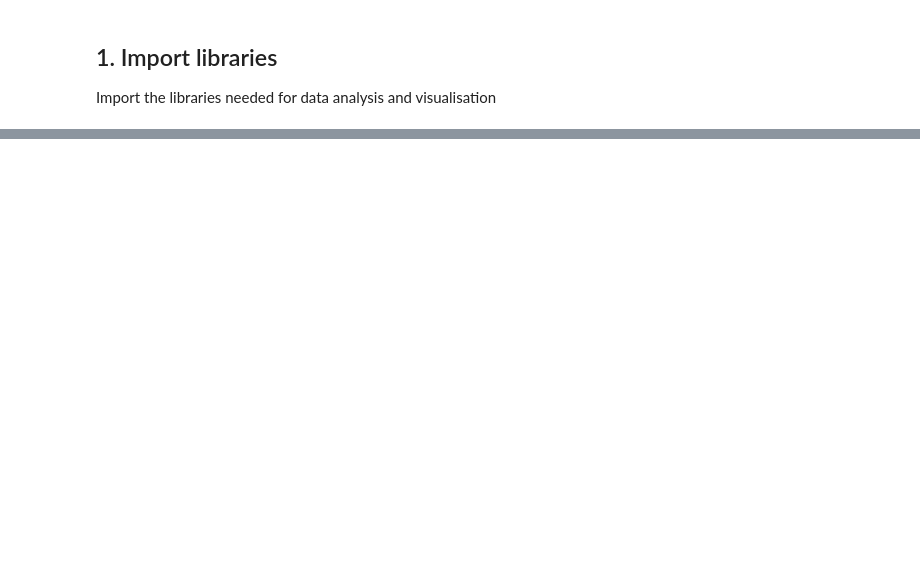
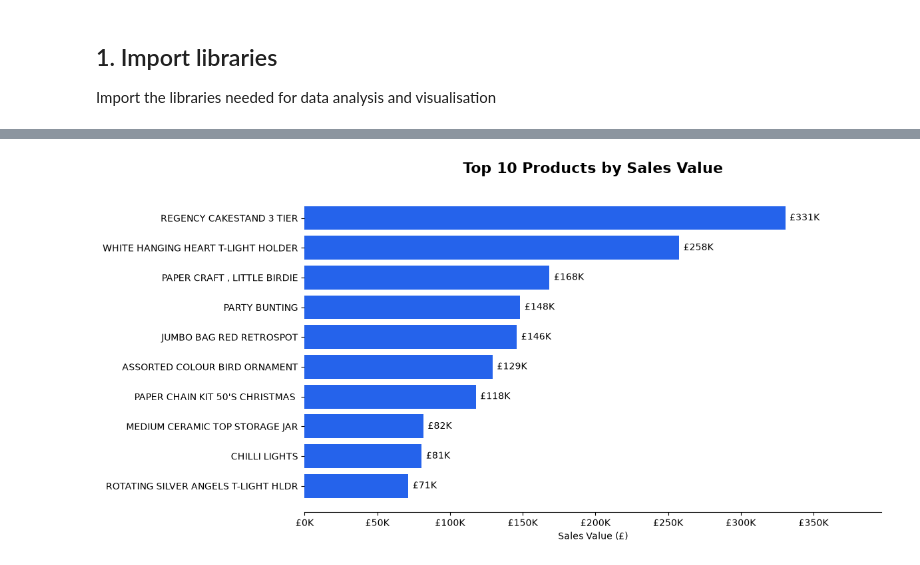
Before and after one commit to khainguyen-analytics/customer-intelligence-engine, a Jupyter notebook: notebooks/03_exploratory_analysis.ipynb, the cells around one changed output, grey strips where cells are left out. Saved outputs shown, nothing was run; the diff lists cells and outputs as text; code cells hidden in the pictures; blank space fills up the shorter version.

```diff
--- a/notebooks/03_exploratory_analysis.ipynb
+++ b/notebooks/03_exploratory_analysis.ipynb
@@ -34,0 +43,9 @@ ModuleNotFoundError: No module named 'matplotlib'
+# %%
+# Load cleaned sales data
+df = pd.read_csv("/Users/richardnguyenk/Downloads/GitHub Project/customer-intelligence-engine/data/processed/sales_clean.csv")
+
+# Convert InvoiceDate to datetime
+df["InvoiceDate"] = pd.to_datetime(df["InvoiceDate"])
+
+# Preview the dataset
+df.head()
@@ -34,0 +283,56 @@ ModuleNotFoundError: No module named 'matplotlib'
+# %%
+# Prepare product names and sales values
+product_names = top_products.index.get_level_values("Description")
+sales_values = top_products.values
+
+# Create the chart
+plt.figure(figsize=(12, 6))
+
+bars = plt.barh(
+    product_names[::-1],
+    sales_values[::-1],
+    color="#2563EB"
+)
+
+# Add sales values at the end of each bar
+for bar in bars:
+    width = bar.get_width()
+
+    plt.text(
+        width + 3000,
+        bar.get_y() + bar.get_height() / 2,
+        f"£{width / 1000:,.0f}K",
+        va="center",
+        fontsize=10
+    )
+
+# Chart title and labels
+plt.title(
+    "Top 10 Products by Sales Value",
+    fontsize=16,
+    fontweight="bold",
+    pad=20
+)
+
+plt.xlabel("Sales Value (£)")
+plt.ylabel("")
+
+# Format X-axis in thousands
+from matplotlib.ticker import FuncFormatter
+
+plt.gca().xaxis.set_major_formatter(
+    FuncFormatter(lambda x, pos: f"£{x / 1000:.0f}K")
+)
+
+# Add space for the value labels
+plt.xlim(0, max(sales_values) * 1.2)
+
+# Remove unnecessary borders
+plt.gca().spines["top"].set_visible(False)
+plt.gca().spines["right"].set_visible(False)
+plt.gca().spines["left"].set_visible(False)
+
+plt.tight_layout()
+plt.show()
+# %% [output]
+[figure, added]
```
Also changed, not shown: parts of 27 cells of this notebook, 5 other files.
